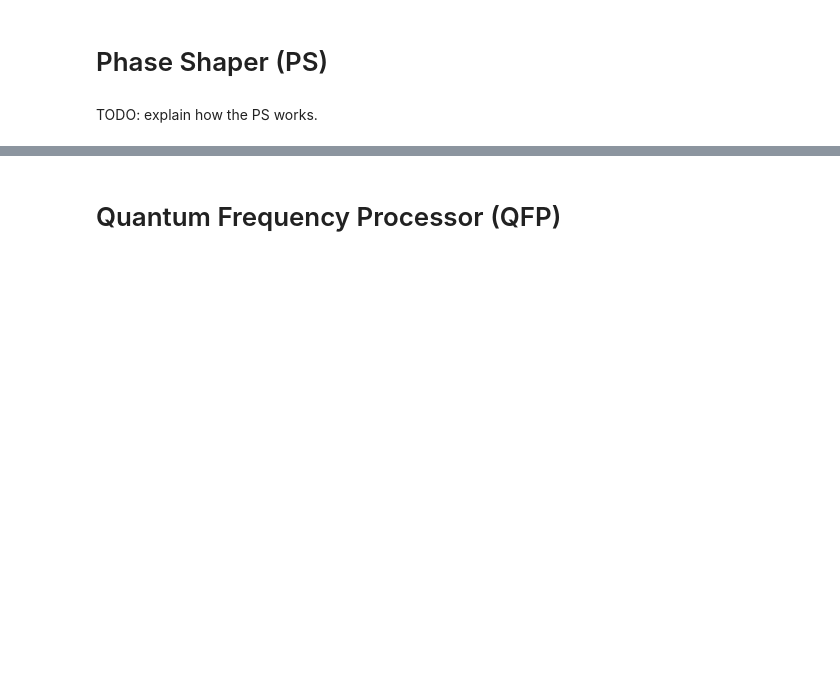
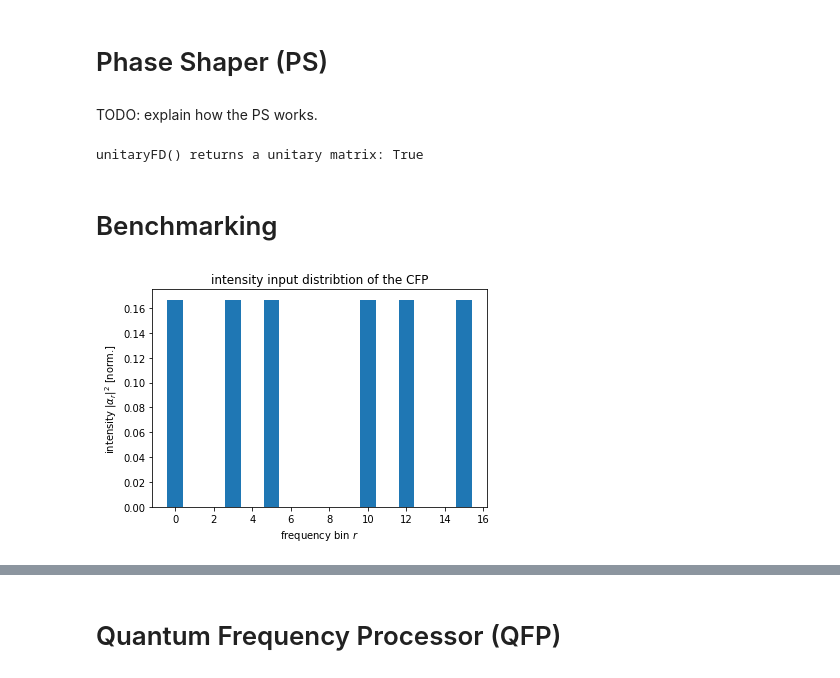
Before and after one commit to PhilipRuebeling/master_thesis, a Jupyter notebook: photonic_devices.ipynb, the cells around one changed output, grey strips where cells are left out. Saved outputs shown, nothing was run; the diff lists cells and outputs as text; code cells hidden in the pictures; blank space fills up the shorter version.

```diff
--- a/photonic_devices.ipynb
+++ b/photonic_devices.ipynb
@@ -120,6 +153,12 @@ def unitaryFD(parameters, n_bins) :
     return U
 # %%
 # testing if unitaryFD returns a unitary matrix
-U = np.around(unitaryFD(parameters, n_bins), decimals=9)
-is_unitary = np.allclose(np.eye(n_bins), U @ RT.adjoint(U))
+U = np.around(ps_unitaryFD(parameters_test, n_bins), decimals=9)
+is_unitary = np.allclose(np.eye(n_bins), U @ adjoint(U))
 print('unitaryFD() returns a unitary matrix: ' + str(is_unitary))
+# %% [output]
+unitaryFD() returns a unitary matrix: True
+# %% [markdown]
+# Benchmarking
+# %%
+n_bins = 16
@@ -125,0 +168,15 @@ print('unitaryFD() returns a unitary matrix: ' + str(is_unitary))
+# %%
+def bas22() :
+  bas = np.zeros(n_bins)
+  bas[0], bas[3], bas[5], bas[10], bas[12], bas[15] = 1, 1, 1, 1, 1, 1
+  return bas/6
+# %%
+# plot the desired output distribution
+fig, ax = plt.subplots()
+rects = ax.bar(np.arange(0, n_bins), bas22())
+plt.title("intensity input distribtion of the CFP")
+plt.xlabel('frequency bin $r$')
+plt.ylabel('intensity $|\\alpha_{r}|^2$ [norm.]')
+plt.show()
+# %% [output]
+[figure, added]
```
Also changed, not shown: parts of 60 cells of this notebook.
